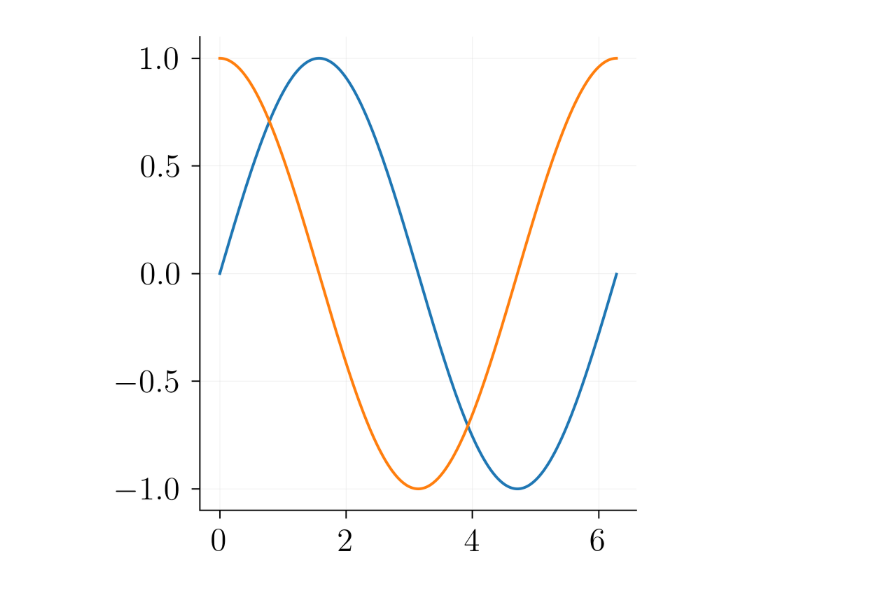
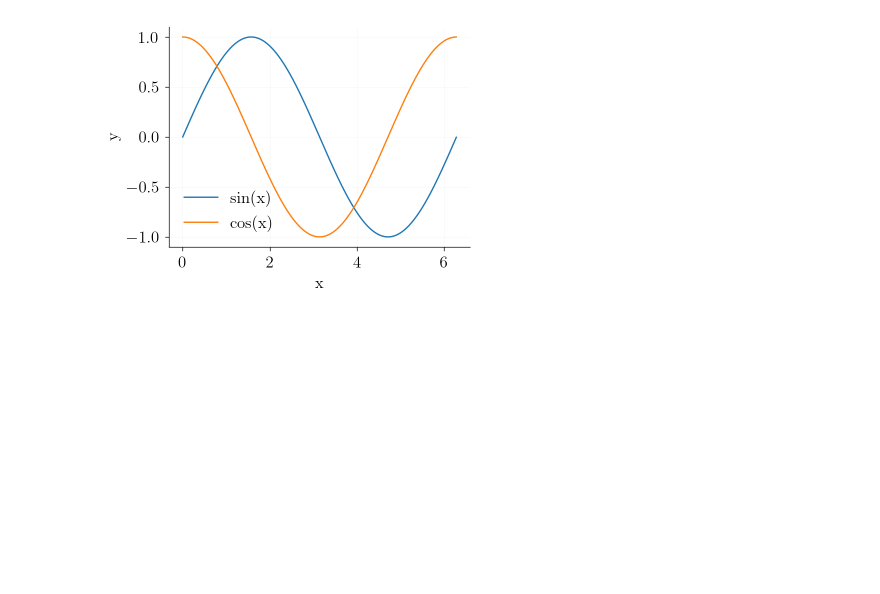
Before and after one commit to yadong-zhang/power_system_project, a Jupyter notebook: ref_code/plot_example.ipynb, the cells around one changed output. Cells and saved outputs as stored; diff of their text form; code cells hidden in the pictures; blank space fills up the shorter version.

Commit message:
Update plotting style

```diff
--- a/ref_code/plot_example.ipynb
+++ b/ref_code/plot_example.ipynb
@@ -8,13 +9,16 @@ plt.style.use('plot_style.mplstyle')
 # %%
 x = np.arange(0, 2*np.pi, 0.01)
 y1 = np.sin(x)
 y2 = np.cos(x)
 
 fig = plt.figure()
 ax = fig.add_subplot(111)
 ax.plot(x, y1, label='sin(x)')
 ax.plot(x, y2, label='cos(x)')
+ax.set_xlabel('x')
+ax.set_ylabel('y')
+ax.legend()
 
 plt.show()
 # %% [output]
-[figure, old version]
+[figure, new version]
```
Also changed, not shown: parts of 1 cell of this notebook, 2 other files.
